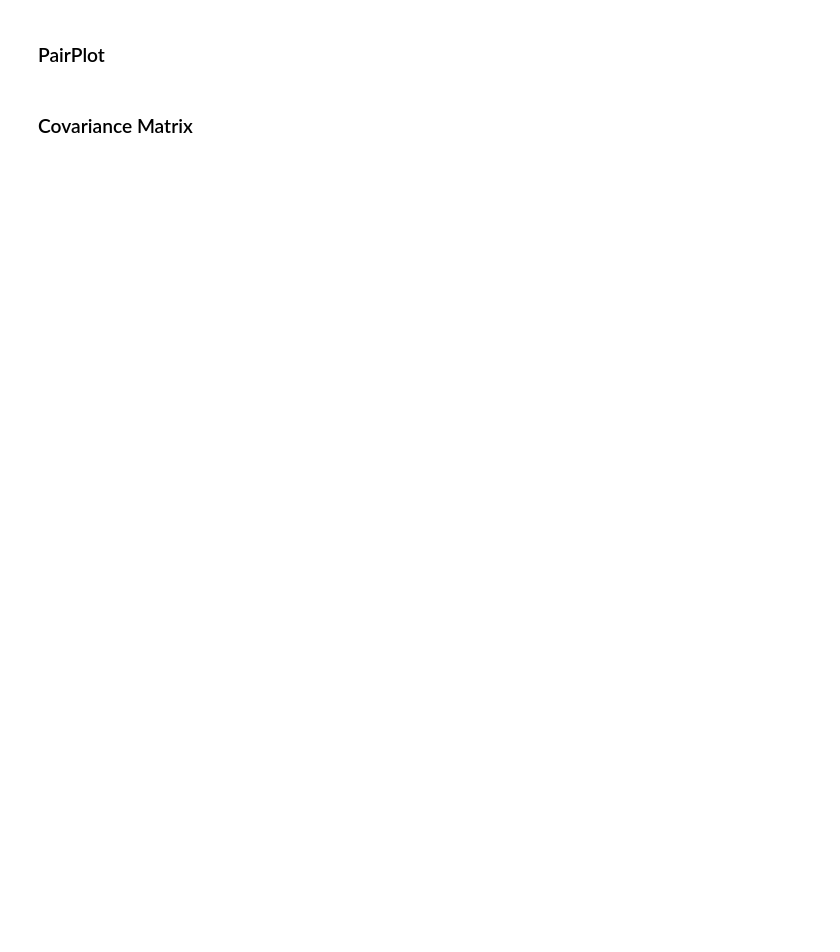
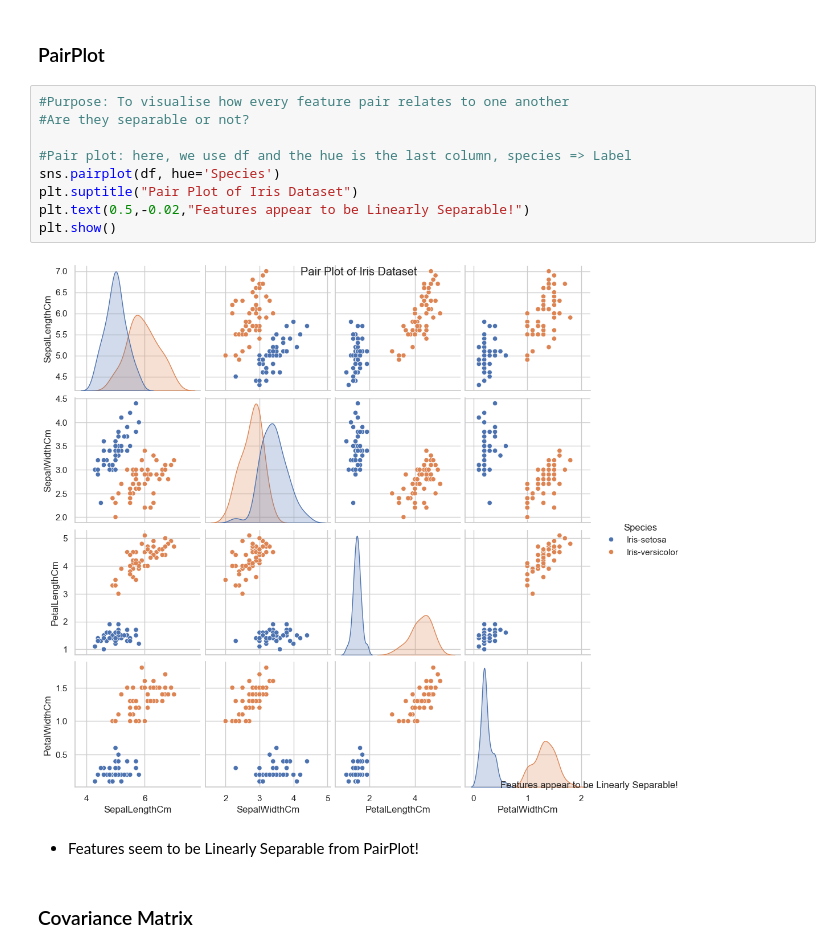
Before and after one commit to ExusBurn/MLStuff, a Jupyter notebook: IrisClassification/IrisClassification.ipynb, the cells around one changed output. Cells and saved outputs as stored; diff of their text form; blank space fills up the shorter version.

```diff
--- a/IrisClassification/IrisClassification.ipynb
+++ b/IrisClassification/IrisClassification.ipynb
@@ -45,4 +101,17 @@ df.head()
 # %% [markdown]
 ### PairPlot
+# %%
+#Purpose: To visualise how every feature pair relates to one another
+#Are they separable or not?
+
+#Pair plot: here, we use df and the hue is the last column, species => Label
+sns.pairplot(df, hue='Species')
+plt.suptitle("Pair Plot of Iris Dataset")
+plt.text(0.5,-0.02,"Features appear to be Linearly Separable!")
+plt.show()
+# %% [output]
+[figure, added]
+# %% [markdown]
+* Features seem to be Linearly Separable from PairPlot!
 # %% [markdown]
 ### Covariance Matrix
```
Also changed, not shown: parts of 16 cells of this notebook, 1 other file.
